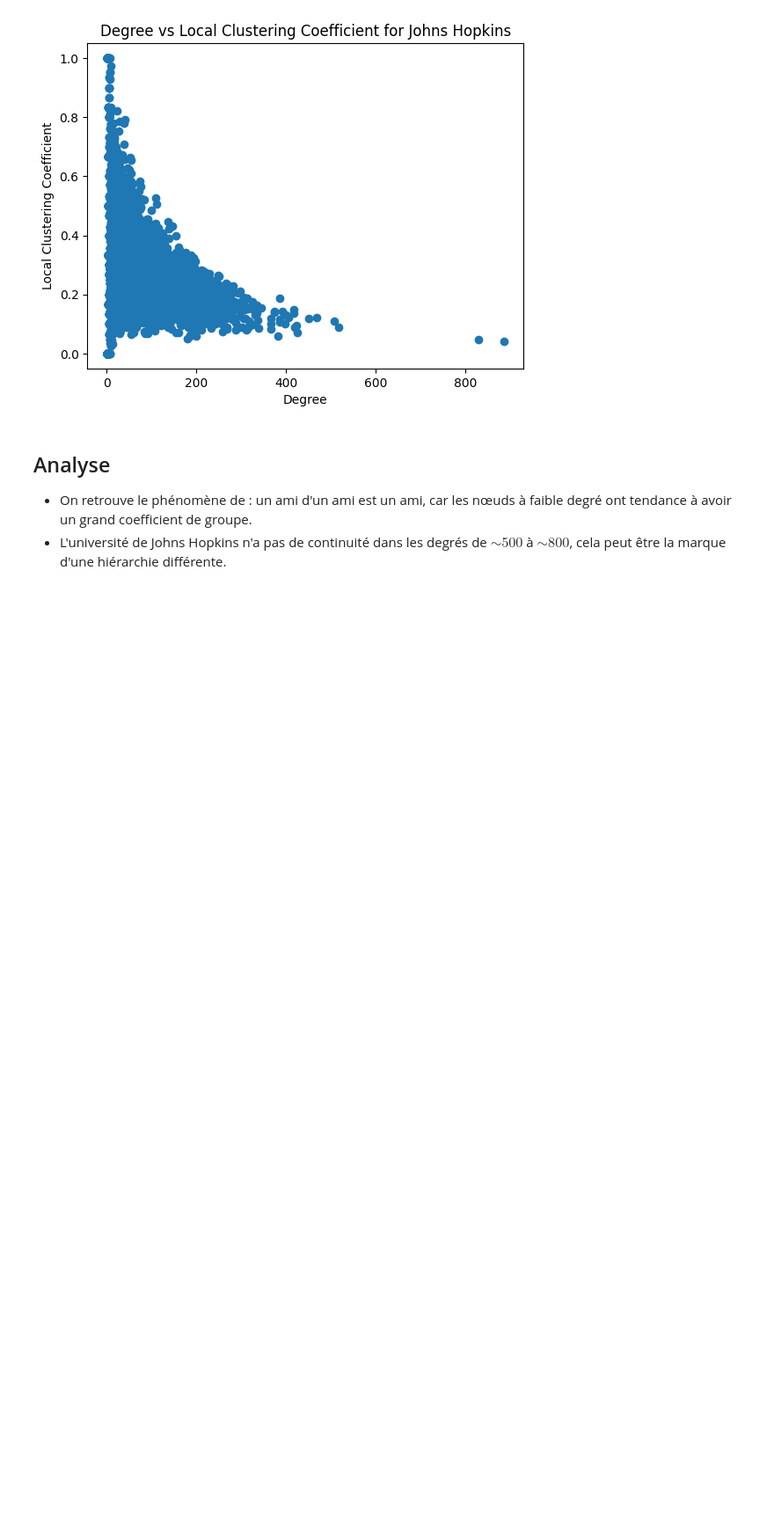
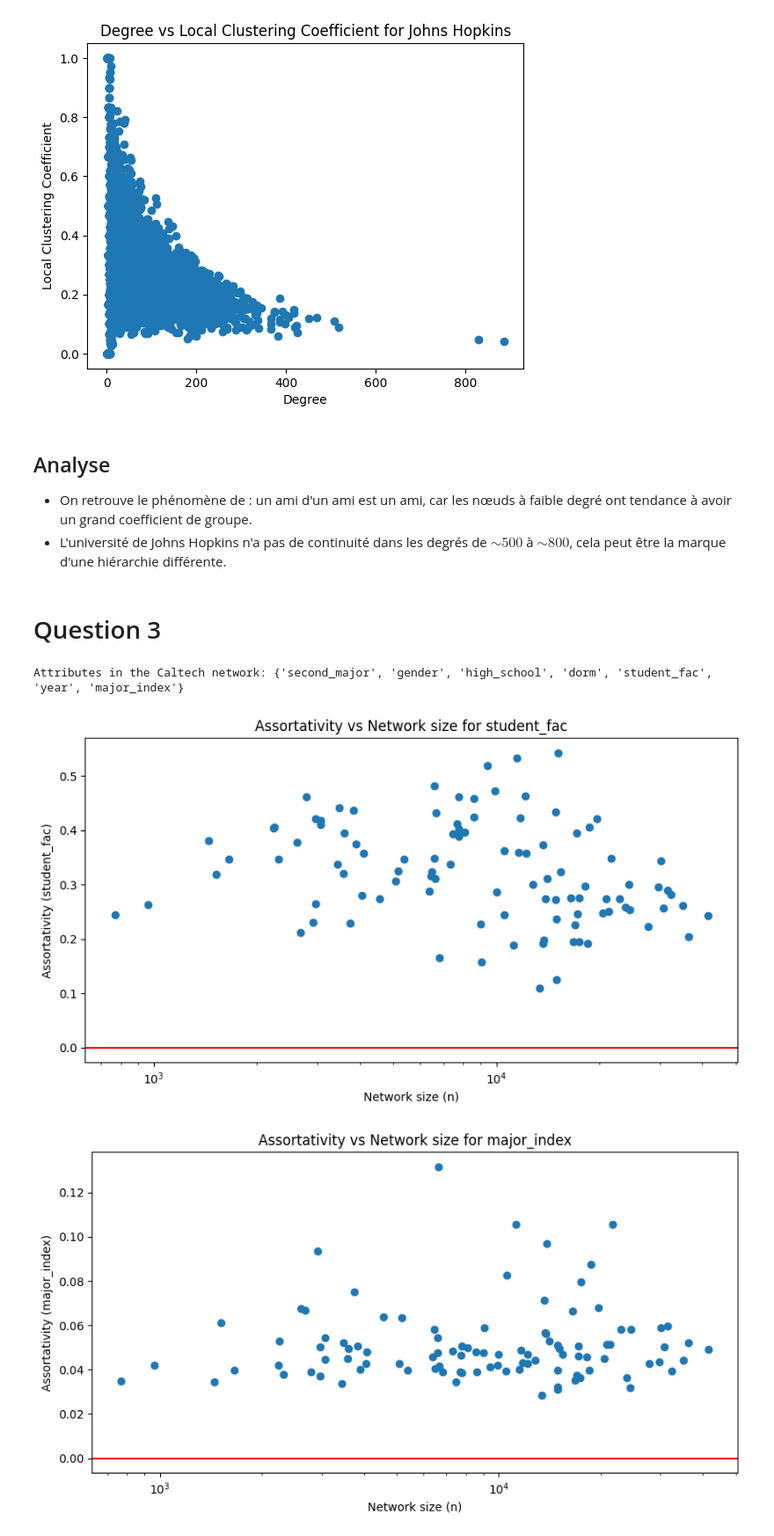
Before and after one commit to Sckathach/graphs-homework, a Jupyter notebook: playground.ipynb, the cells around one changed output. Shown at 88% size. Cells and saved outputs as stored; diff of their text form; code cells hidden in the pictures; blank space fills up the shorter version.

Commit message:
First results

```diff
--- a/playground.ipynb
+++ b/playground.ipynb
@@ -87,3 +84,67 @@ plot_degree_vs_clustering(G_johns, 'Johns Hopkins')
 
 - On retrouve le phénomène de : un ami d'un ami est un ami, car les nœuds à faible degré ont tendance à avoir un grand coefficient de groupe.
 - L'université de Johns Hopkins n'a pas de continuité dans les degrés de $\sim 500$ à $\sim 800$, cela peut être la marque d'une hiérarchie différente.
+# %% [markdown]
+# Question 3
+# %%
+node_attributes = set()
+first_node = next(iter(G_caltech.nodes(data=True)))
+node_attributes.update(first_node[1].keys())
+
+print("Attributes in the Caltech network:", node_attributes)
+# %% [output]
+Attributes in the Caltech network: {'second_major', 'gender', 'high_school', 'dorm', 'student_fac', 'year', 'major_index'}
+# %%
+import os
+
+
+data_dir = "data/"
+file_list = os.listdir(data_dir)
+networks = []
+for f in file_list:
+    networks.append(nx.read_gml(data_dir + f))
+
+
+assortativities = {
+    'student_fac': [],
+    'major_index': [],
+    'dorm': [],
+    'gender': [],
+    'vertex_degree': []
+}
+
+sizes = []
+
+for G in networks:
+    size = G.number_of_nodes()
+    sizes.append(size)
+
+    for attribute in assortativities.keys():
+        if attribute == 'vertex_degree':
+            assortativity = nx.degree_assortativity_coefficient(G)
+        else:
+            assortativity = nx.attribute_assortativity_coefficient(G, attribute)
+
+        assortativities[attribute].append(assortativity)
+
+for attribute, values in assortativities.items():
+    plt.figure(figsize=(10, 5))
+    plt.scatter(sizes, values)
+    plt.xscale('log')
+    plt.xlabel('Network size (n)')
+    plt.ylabel(f'Assortativity ({attribute})')
+    plt.axhline(y=0, color='r', linestyle='-')
+    plt.title(f'Assortativity vs Network size for {attribute}')
+    plt.show()
+
+for attribute, values in assortativities.items():
+    plt.figure(figsize=(10, 5))
+    plt.hist(values, bins=20, density=True)
+    plt.axvline(x=0, color='r', linestyle='-')
+    plt.xlabel(f'Assortativity ({attribute})')
+    plt.ylabel('Density')
+    plt.title(f'Distribution of Assortativity for {attribute}')
+    plt.show()
+# %% [output]
+[figure, added]
+[figure, added]
```
Also changed, not shown: parts of 4 cells of this notebook, 17 other files.
